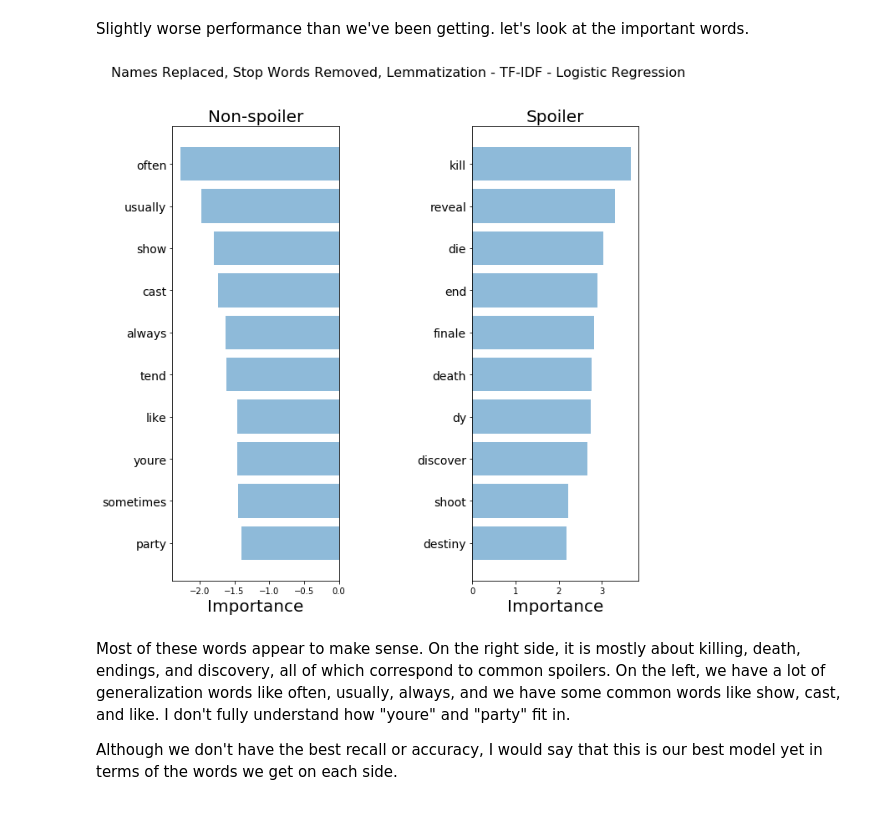
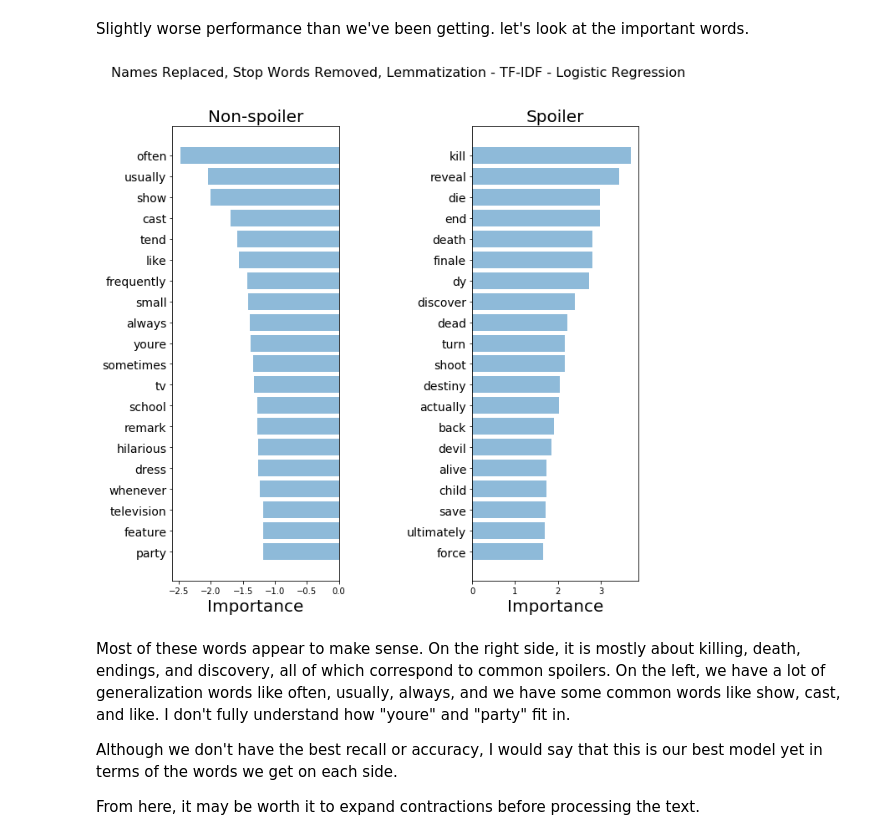
Before and after one commit to ryansmick/victor, a Jupyter notebook: model_selection.ipynb, the cells around one changed output. Cells and saved outputs as stored; diff of their text form; code cells hidden in the pictures.

```diff
--- a/model_selection.ipynb
+++ b/model_selection.ipynb
@@ -641,8 +738,32 @@ def lemmatize_verbs(df, text_field):
     return df
-# %%
-data = tokenize(output_file_name)
-for row in data:
-    row = remove_stop_words(row, 0)
-    row = lemmatize_nouns(row, 0)
-    row = lemmatize_verbs(row, 0)
-features, classes = tfidf(data)
+# %%
+import codecs
+input_file_name = "data/train.balanced.csv"
+input_file = codecs.open(input_file_name, "r",encoding='utf-8', errors='replace')
+
+data = []
+for line in input_file:
+    split_line = split_from_back(line, ',', 4)
+    data.append(split_line[:2])
+
+remove_names_from_list(data, 0)
+
+new_data = []
+for index, row in enumerate(data):
+    try:
+        remove_links(row, 0)
+        remove_mentions(row, 0)
+        remove_non_standard_characters(row, 0)
+        replace_at(row, 0)
+        replace_and(row, 0)
+        remove_punctuation(row, 0)
+        to_lowercase(row, 0)
+        boolean_to_nums(row, 1)
+        remove_stop_words(row, 0)
+        lemmatize_nouns(row, 0)
+        lemmatize_verbs(row, 0)
+        new_data.append(row)
+    except:
+        continue
+input_file.close()
+data = new_data
@@ -655,6 +786,6 @@ plt.show()
 Doesn't appear to be too much difference in the graph. Let's fit a classifier
 # %%
 model = LogisticRegression()
-accuracy, precision, recall, true_labels, pred_labels = validate(model, features, classes)
+accuracy, precision, recall, true_labels, pred_labels, coefs = validate(model, features, classes)
 print("accuracy = {}, precision = {}, recall = {}".format(round(accuracy, 3), round(precision, 3), round(recall, 3)))
 # %% [output]
@@ -669,29 +800,30 @@ Slightly worse performance than we've been getting. let's look at the important
 # %%
 index_to_word = {v:k for k,v in tfidf_vectorizer.vocabulary_.items()}
 
-coefs = model.coef_[0]
 pairs = []
 for index, coef in enumerate(coefs):
     pairs.append((coef, (index, coef)))
 
-largest = find_top_n_values(pairs, largest=True)
-smallest = find_top_n_values(pairs, largest=False)
+largest = find_top_n_values(pairs, 20, largest=True)
+smallest = find_top_n_values(pairs, 20, largest=False)
 
 largest_scores = []
 largest_words = []
 smallest_scores = []
 smallest_words = []
 for elem in largest:
     largest_scores.append(elem[1])
     largest_words.append(index_to_word[elem[0]])
 for elem in smallest:
     smallest_scores.append(elem[1])
     smallest_words.append(index_to_word[elem[0]])
 
 plot_important_words(largest_scores, largest_words, smallest_scores, smallest_words, "Names Replaced, Stop Words Removed, Lemmatization - TF-IDF - Logistic Regression")
 # %% [output]
-[figure, old version]
+[figure, new version]
 # %% [markdown]
 Most of these words appear to make sense. On the right side, it is mostly about killing, death, endings, and discovery, all of which correspond to common spoilers. On the left, we have a lot of generalization words like often, usually, always, and we have some common words like show, cast, and like. I don't fully understand how "youre" and "party" fit in.
 
 Although we don't have the best recall or accuracy, I would say that this is our best model yet in terms of the words we get on each side.
+
+From here, it may be worth it to expand contractions before processing the text.
```
Also changed, not shown: parts of 49 cells of this notebook.
